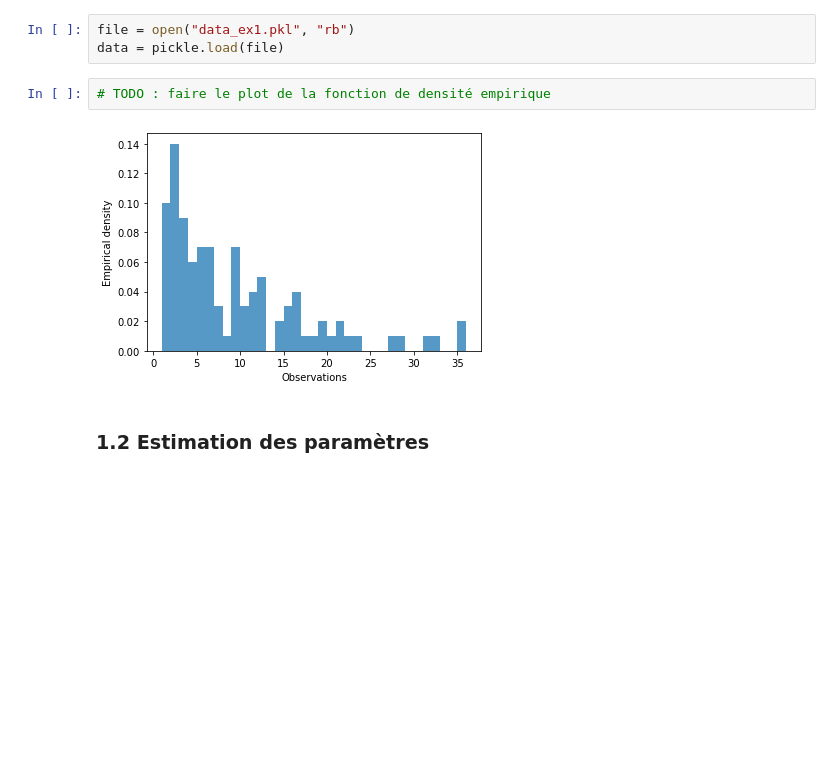
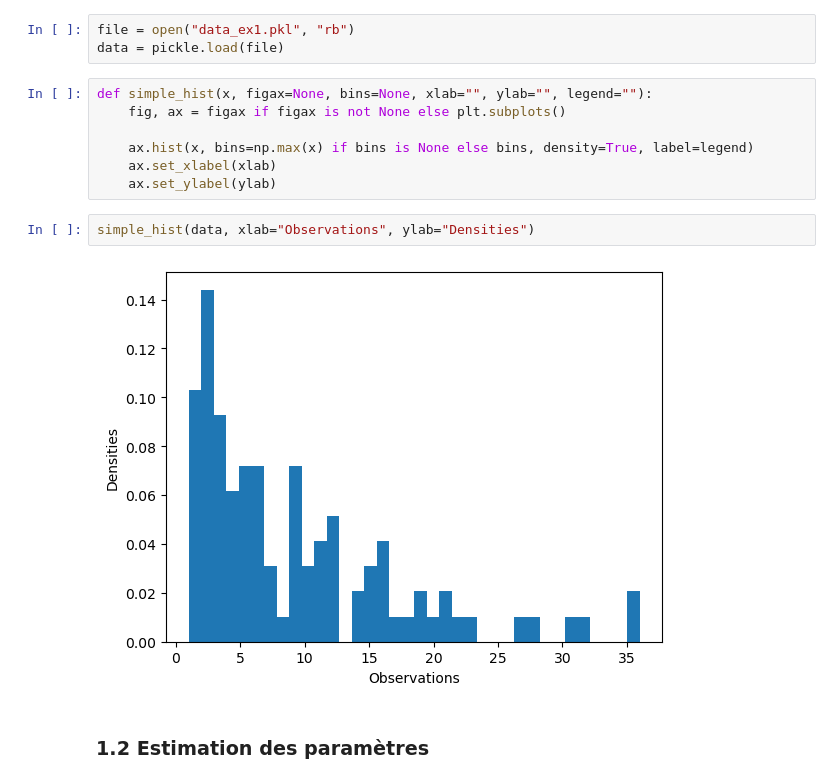
Before and after one commit to HUART1848/APV_L3, a Jupyter notebook: APV-TP3-HugoHuart-Code.ipynb, the cells around one changed output. Drawn from its saved outputs; the diff is of its cells as text; blank space fills up the shorter version.

```diff
--- a/APV-TP3-HugoHuart-Code.ipynb
+++ b/APV-TP3-HugoHuart-Code.ipynb
@@ -68,10 +69,17 @@ Pour commencer, on va tracer la fonction de densité empirique utilisant notre
 # %%
 file = open("data_ex1.pkl", "rb")
 data = pickle.load(file)
+# %%
+def simple_hist(x, figax=None, bins=None, xlab="", ylab="", legend=""):
+    fig, ax = figax if figax is not None else plt.subplots()
+
+    ax.hist(x, bins=np.max(x) if bins is None else bins, density=True, label=legend)
+    ax.set_xlabel(xlab)
+    ax.set_ylabel(ylab)
 # %%
-# TODO : faire le plot de la fonction de densité empirique
+simple_hist(data, xlab="Observations", ylab="Densities")
 # %% [output]
-[figure, old version]
+[figure, new version]
 # %% [markdown]
 ### 1.2 Estimation des paramètres
 # %% [markdown]
```
Also changed, not shown: parts of 23 cells of this notebook, 1 other file.
